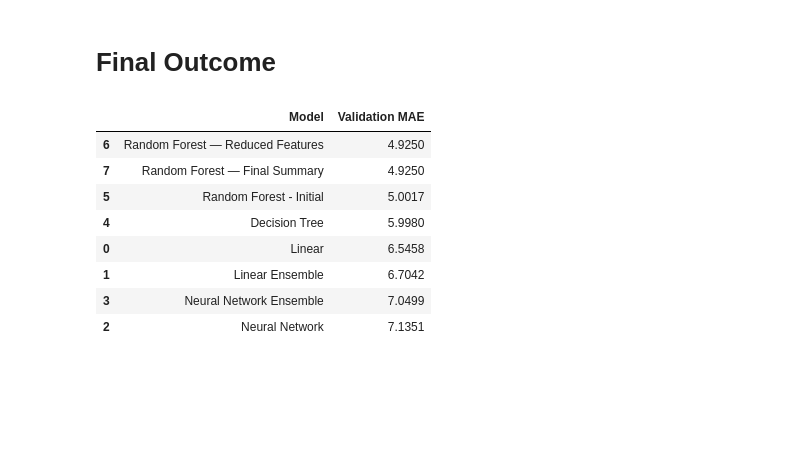
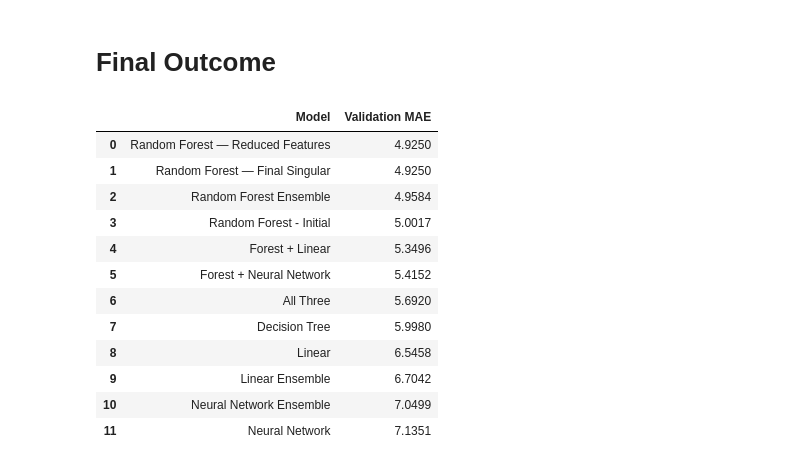
Before and after one commit to nswekosk/deep-learning-practice, a Jupyter notebook: tabular/real-estate-valuator-predictor.ipynb, the cells around one changed output. Drawn from its saved outputs; the diff is of its cells as text; code cells hidden in the pictures; blank space fills up the shorter version.

Commit message:
main Added multi-model ensembles

```diff
--- a/tabular/real-estate-valuator-predictor.ipynb
+++ b/tabular/real-estate-valuator-predictor.ipynb
@@ -870,0 +918,7 @@ t_mae(valid_xs_final, valid_y)
+# %%
+rf_ensemble_val_mae = t_mae(
+    tensor(avg_preds),
+    tensor(valid_y)
+)
+
+rf_ensemble_val_mae
@@ -871,8 +927,18 @@ t_mae(valid_xs_final, valid_y)
+# %%
+train_preds = np.stack([
+    forest.predict(xs_final)
+    for forest in trees
+]).mean(0)
+
+rf_ensemble_train_mae = t_mae(
+    tensor(train_preds),
+    tensor(y)
+)
 # %%
-rf_final_summary = {
-    "Model": "Random Forest — Ensemble",
-    "Train MAE": t_mae(m, xs_final, y).item(),
-    "Validation MAE": t_mae(m, valid_xs_final, valid_y).item(),
+rf_ensemble_summary = {
+    "Model": "Random Forest Ensemble",
+    "Train MAE": rf_ensemble_train_mae.item(),
+    "Validation MAE": rf_ensemble_val_mae.item(),
 }
 
-rf_final_summary
+rf_ensemble_summary
@@ -888,40 +1048,57 @@ model_summary = pd.DataFrame([
         "Model": "Linear Ensemble",
         "Validation MAE": lin_ens_loss.item()
     },
     {
         "Model": "Neural Network",
         "Validation MAE": nn_loss.item()
     },
     {
         "Model": "Neural Network Ensemble",
         "Validation MAE": nn_ens_loss.item()
     },
     {
         "Model": "Decision Tree",
         "Validation MAE": decision_tree_summary["Validation MAE"]
     },
     {
         "Model": "Random Forest - Initial",
         "Validation MAE": rf_summary["Validation MAE"]
     },
     {
         "Model": "Random Forest — Reduced Features",
         "Validation MAE": rf_reduced_summary["Validation MAE"]
     },
     {
-        "Model": "Random Forest — Final Summary",
+        "Model": "Random Forest — Final Singular",
         "Validation MAE": rf_final_summary["Validation MAE"]
     },
+    {
+        "Model": "Random Forest Ensemble",
+        "Validation MAE": rf_ensemble_summary["Validation MAE"]
+    }
 ]).sort_values("Validation MAE")
 
-model_summary.round(4)
+new_ensemble_rows = mixed_model_summary.loc[
+    mixed_model_summary["Model"].isin(ensemble_names),
+    ["Model", "Validation MAE"],
+]
+
+extended_model_summary = pd.concat(
+    [model_summary, new_ensemble_rows], ignore_index=True
+).sort_values("Validation MAE").reset_index(drop=True)
+
+extended_model_summary.round(4)
 # %% [output]
 |  | Model | Validation MAE |
-| 6 | Random Forest — Reduced Features | 4.9250 |
-| 7 | Random Forest — Final Summary | 4.9250 |
-| 5 | Random Forest - Initial | 5.0017 |
-| 4 | Decision Tree | 5.9980 |
-| 0 | Linear | 6.5458 |
-| 1 | Linear Ensemble | 6.7042 |
-| 3 | Neural Network Ensemble | 7.0499 |
-| 2 | Neural Network | 7.1351 |
+| 0 | Random Forest — Reduced Features | 4.9250 |
+| 1 | Random Forest — Final Singular | 4.9250 |
+| 2 | Random Forest Ensemble | 4.9584 |
+| 3 | Random Forest - Initial | 5.0017 |
+| 4 | Forest + Linear | 5.3496 |
+| 5 | Forest + Neural Network | 5.4152 |
+| 6 | All Three | 5.6920 |
+| 7 | Decision Tree | 5.9980 |
+| 8 | Linear | 6.5458 |
+| 9 | Linear Ensemble | 6.7042 |
+| 10 | Neural Network Ensemble | 7.0499 |
+| 11 | Neural Network | 7.1351 |
```
Also changed, not shown: parts of 13 cells of this notebook.
